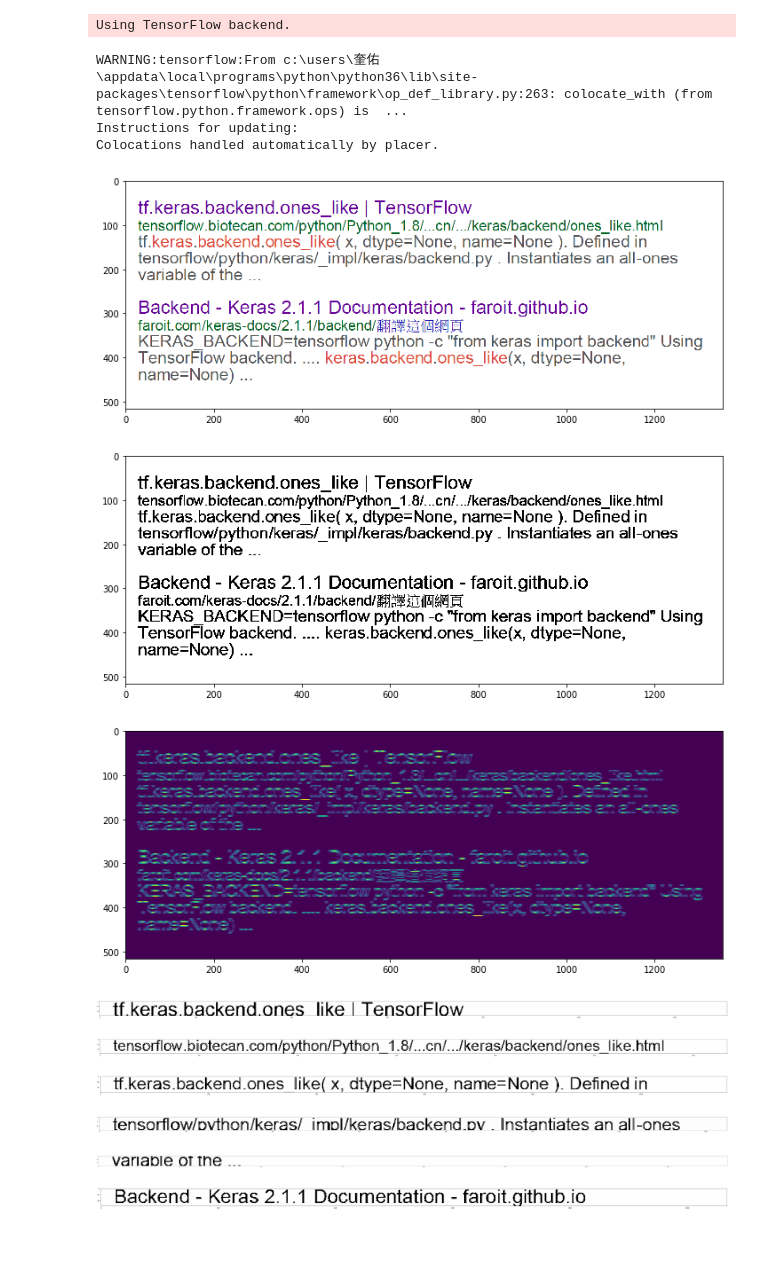
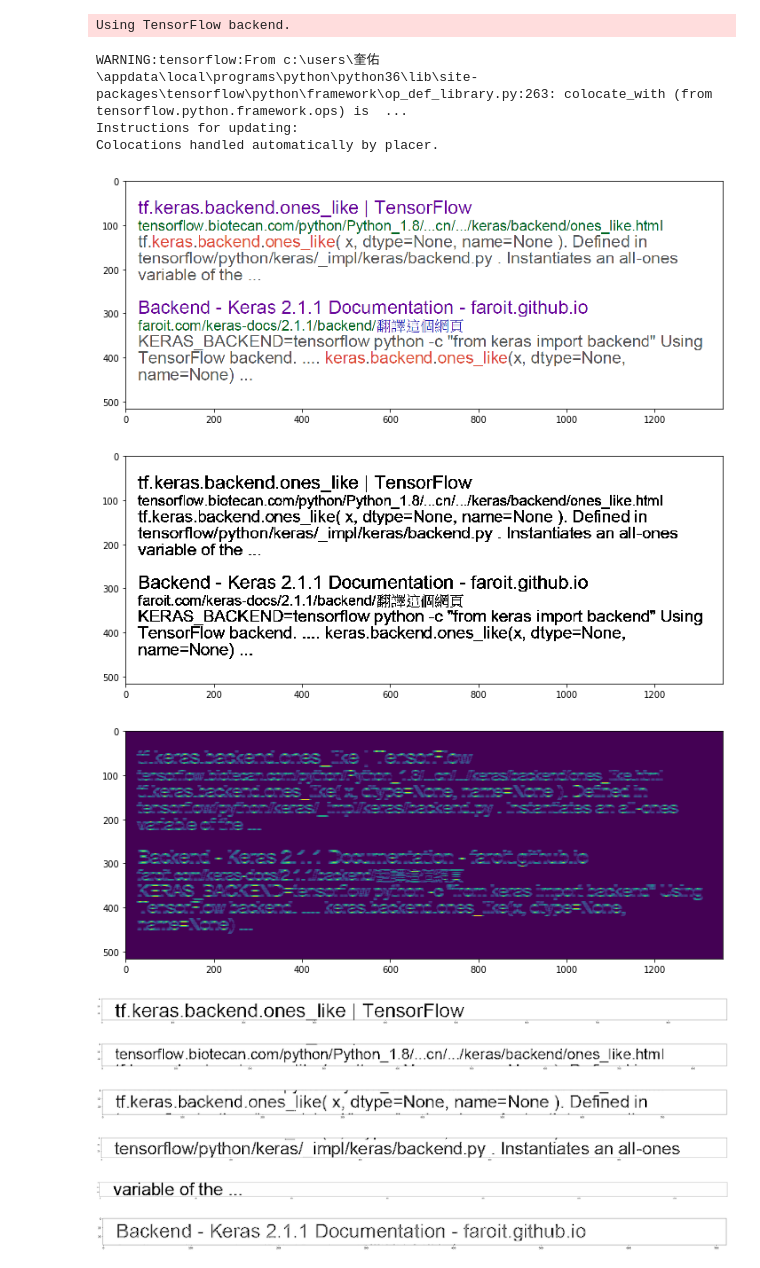
Before and after one commit to kuiyochen/Python_ML_learning, a Jupyter notebook: OCR_test.ipynb, the cells around one changed output. Saved outputs shown, nothing was run; the diff lists cells and outputs as text; code cells hidden in the pictures; blank space fills up the shorter version.

```diff
--- a/OCR_test.ipynb
+++ b/OCR_test.ipynb
@@ -87,6 +87,14 @@ def crop_array_image(img, *rects):
     endx = min(startx + cropx, x)
     endy = min(starty + cropy, y)
     return img[starty:endy, startx:endx]
+
+def zooming_rectangle(*rects, h_rate = 1., w_rate = 1.):
+    startx, starty, cropx, cropy = rects
+    new_startx = int((1. - w_rate) * cropx / 2 + startx)
+    new_starty = int((1. - h_rate) * cropy / 2 + starty)
+    new_cropx = int(cropx * w_rate)
+    new_cropy = int(cropy * h_rate)
+    return (new_startx, new_starty, new_cropx, new_cropy)
 
 def increase_contrast_function(x, s = 0.2, e = 0.8):
     max_x = np.max(x.reshape(-1))
@@ -156,40 +164,43 @@ varlist.sort()
 rectlist = [[0, varlist[2 * i], width, varlist[2 * i + 1] - varlist[2 * i]]
             for i in range(len(varlist) // 2)
            if varlist[2 * i + 1] - varlist[2 * i] >= filter_size]
+for i in range(len(rectlist)):
+    rectlist[i] = zooming_rectangle(*rectlist[i], h_rate = 1.5, w_rate = 1.)
+
 line_list = []
 line_list_normalize = []
 line_list_normalize_ratio = [] # line_list_normalize_ratio[.] * line_list_normalize[.] == line_list[.]
 new_line_hh = 30
 assert len(rectlist) != 0, "There are no lines that is detected."
 for rect in rectlist:
 #     C = (crop_array_image(np.array([img_png] * 3).transpose(1, 2, 0), *rect) * 255.).astype(np.uint8)
     C = crop_array_image(img_png, *rect)
     line_list.append(C)
 
     C_PIL = Image.fromarray(C)
     ww, hh = C_PIL.size
     new_line_ww = new_line_hh * ww // hh
     C_PIL = C_PIL.resize((new_line_ww, new_line_hh), Image.ANTIALIAS) # Not maintain the ratio
     # C.thumbnail((1000, 1000), Image.ANTIALIAS) # maintain the ratio
     C = np.array(C_PIL)
     C = increase_contrast_function(C, s = 0.1, e = 0.8)
     line_list_normalize.append(C)
     line_list_normalize_ratio.append(hh / new_line_hh)
     # mpimg.imsave("image_test/line_test_line.png", C)
 
     fig, ax = plt.subplots(figsize=(100, 2))
     ax.imshow(C, interpolation='nearest', cmap='Greys')
     plt.tight_layout()
 # %% [output]
 WARNING:tensorflow:From c:\users\奎佑\appdata\local\programs\python\python36\lib\site-packages\tensorflow\python\framework\op_def_library.py:263: colocate_with (from tensorflow.python.framework.ops) is  ...
 Instructions for updating:
 Colocations handled automatically by placer.
 [figure]
 [figure]
 [figure]
-[figure, old version]
+[figure, new version]
-[figure, old version]
+[figure, new version]
-[figure, old version]
+[figure, new version]
-[figure, old version]
+[figure, new version]
-[figure, old version]
+[figure, new version]
-[figure, old version]
+[figure, new version]
```
Also changed, not shown: parts of 2 cells of this notebook.
